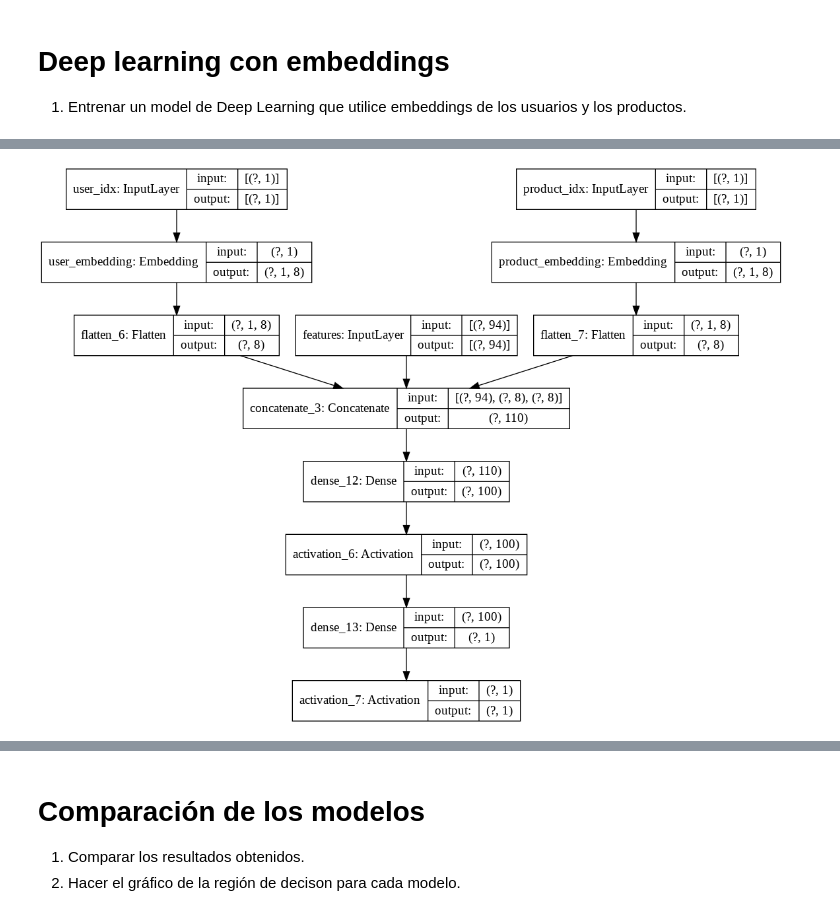
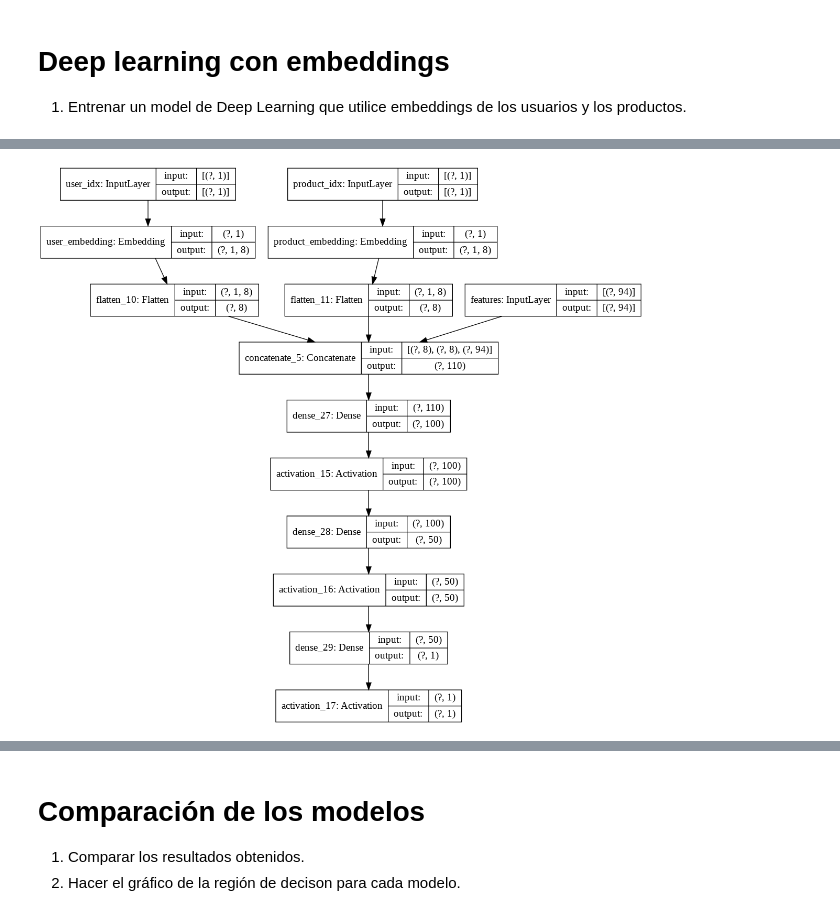
Before and after one commit to nhorro/ceai2020, a Jupyter notebook: deep_learning/clase_8_examen/Deep_Learning_Clase_8_Examen.ipynb, the cells around one changed output, grey strips where cells are left out. Saved outputs shown, nothing was run; the diff lists cells and outputs as text; code cells hidden in the pictures.

```diff
--- a/deep_learning/clase_8_examen/Deep_Learning_Clase_8_Examen.ipynb
+++ b/deep_learning/clase_8_examen/Deep_Learning_Clase_8_Examen.ipynb
@@ -171,6 +205,10 @@ dtype: object
 # %%
-ds_with_nans = dataset.loc[dataset2.isna().sum(axis=1)>=1,:]
-ds_without_nans = dataset.loc[dataset2.isna().sum(axis=1)==0,:]
+dataset2 = dataset
+for f in categorical_fields:
+    dataset2.loc[:,f].fillna(999, inplace=True)
+
+ds_with_nans = dataset2.loc[dataset2.isna().sum(axis=1)>=1,:]
+ds_without_nans = dataset2.loc[dataset2.isna().sum(axis=1)==0,:]
 print("Filas con NaNs:",ds_with_nans.shape)
 print("Filas sin NaNs:",ds_without_nans.shape)
 # %% [output]
@@ -198,6 +225,9 @@ Filas sin NaNs: (550068, 13)
 6. Normalizar todos los valores entre 0 y 1.
 7. Hacer un split del dataset en training (70%), validation (20%) y testing (10%). Para crear el dataset de training se recomienda separar User_id y Product_id de la matriz x_train, x_valid y x_test. Pero también obtener user_idx_train, user_idx_valid y user_idex_test de tal manera que sea correspondientes con las matrices x. Lo mismo para el Product_Id.
 # %%
+# 1. Transformar todas las variables categoricas (expecto User_Id y Product_id) en one-hot-encoding.
+dataset2['Product_Category_2'] = dataset2['Product_Category_2'].astype(int)
+dataset2['Product_Category_3'] = dataset2['Product_Category_3'].astype(int)
 dataset_encoded = dataset2
 
 Gender_dummies = pd.get_dummies(dataset_encoded.Gender,prefix='Gender')
@@ -527,43 +596,53 @@ Length: 94, dtype: object
 # %%
+# FIXME https://github.com/tensorflow/tensorflow/issues/39370
+#import keras
+dl_model_metrics = [
+    keras.metrics.AUC(name='auc'),
+    keras.metrics.Precision(name='precision'),
+    keras.metrics.Recall(name='recall')
+]
+
 def create_model_with_embeddings():
-  features_input= tf.keras.Input(shape=(94,), name='features')
+  features_input= keras.Input(shape=(94,), name='features')
 
-  user_idx_input = tf.keras.Input(shape=(1,), name='user_idx')
-  product_idx_input = tf.keras.Input(shape=(1,), name='product_idx')
+  user_idx_input = keras.Input(shape=(1,), name='user_idx')
+  product_idx_input = keras.Input(shape=(1,), name='product_idx')
 
-  user_embedding = tf.keras.layers.Embedding(user_idx.max()+1,8,input_length=1,name="user_embedding")(user_idx_input)
-  user_embedding = tf.keras.layers.Flatten()(user_embedding)
+  user_embedding = keras.layers.Embedding(user_idx.max()+1,8,input_length=1,name="user_embedding")(user_idx_input)
+  user_embedding = keras.layers.Flatten()(user_embedding)
 
-  product_embedding = tf.keras.layers.Embedding(product_idx.max()+1,8,input_length=1,name="product_embedding")(product_idx_input)
-  product_embedding = tf.keras.layers.Flatten()(product_embedding)
+  product_embedding = keras.layers.Embedding(product_idx.max()+1,8,input_length=1,name="product_embedding")(product_idx_input)
+  product_embedding = keras.layers.Flatten()(product_embedding)
 
-  concatenated = tf.keras.layers.Concatenate()([features_input,user_embedding,product_embedding])
+  concatenated = tf.keras.layers.Concatenate()([
+          user_embedding,
+          product_embedding,
+          features_input
+  ])
 
-  out = tf.keras.layers.Dense(100)(concatenated)
-  out = tf.keras.layers.Activation('relu')(out)
-  out = tf.keras.layers.Dense(1)(out)
-  out = tf.keras.layers.Activation('sigmoid')(out)
+  out = keras.layers.Dense(100)(concatenated)
+  out = keras.layers.Activation('relu')(out)
+  out = keras.layers.Dense(50)(out)
+  out = keras.layers.Activation('relu')(out)
+  out = keras.layers.Dense(1)(out)
+  out = keras.layers.Activation('sigmoid')(out)
 
   model = tf.keras.Model(
-      inputs = [features_input,user_idx_input,product_idx_input],
+      inputs = [user_idx_input,product_idx_input,features_input],
       outputs = out,
   )
   return model
 
 model2 = create_model_with_embeddings()
 
-model_metrics = [
-    tf.keras.metrics.AUC()
-]
-
 model2.compile(
     optimizer=tf.keras.optimizers.Adam(learning_rate=0.01),
     loss='binary_crossentropy',
-    metrics=model_metrics
+    metrics=dl_model_metrics
 )
 
 plot_model(model2,to_file="model_plot.png",show_shapes=True,show_layer_names=True)
 # %% [output]
-[figure, old version]
+[figure, new version]
 # %%
 history2 = model2.fit(
```
Also changed, not shown: parts of 64 cells of this notebook, 2 other files.
